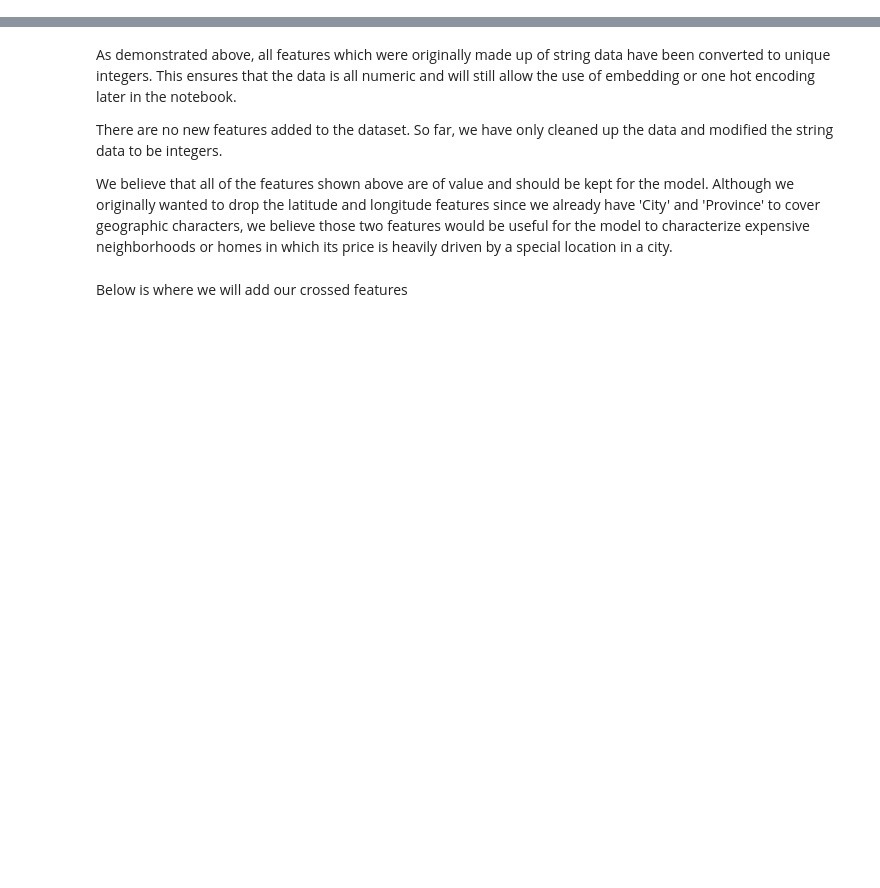
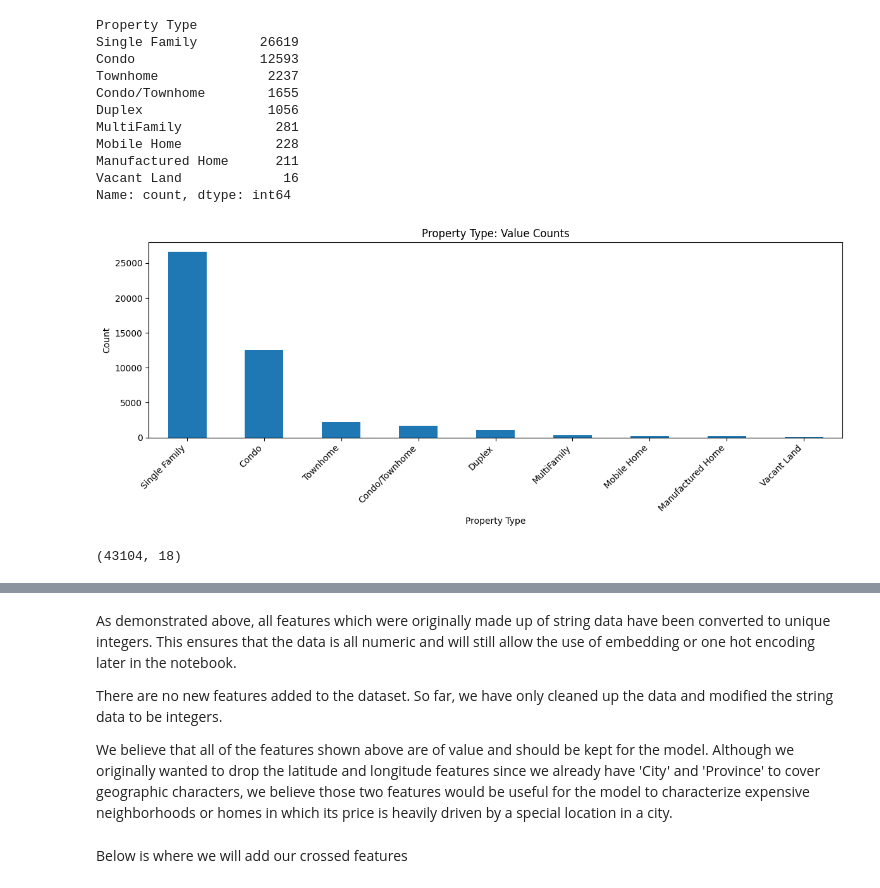
Before and after one commit to kdmatsson/CS-7324-Machine-Learning-in-Python, a Jupyter notebook: Lab_5_Folder/Lab_5.ipynb, the cells around one changed output, grey strips where cells are left out. Saved outputs shown, nothing was run; the diff lists cells and outputs as text; code cells hidden in the pictures; blank space fills up the shorter version.

```diff
--- a/Lab_5_Folder/Lab_5.ipynb
+++ b/Lab_5_Folder/Lab_5.ipynb
@@ -38,0 +84,6 @@ df
+# %%
+# Drop the columns which seem to have a lot of missing values and are not likely to be useful for modeling.
+drop_columns = ['Basement', 'Exterior', 'Heating', 'Flooring', 'Roof']
+df_no_nan = df_raw.drop(columns = drop_columns)
+df_no_nan.dropna(inplace = True)
+df_no_nan
@@ -38,0 +112,33 @@ df
+# %%
+import matplotlib.pyplot as plt
+
+property_type_counts = df_no_nan['Property Type'].value_counts(dropna=False).sort_values(ascending=False)
+print(property_type_counts)
+
+plt.figure(figsize=(12, 5))
+property_type_counts.plot(kind='bar')
+plt.title('Property Type: Value Counts')
+plt.xlabel('Property Type')
+plt.ylabel('Count')
+plt.xticks(rotation=45, ha='right')
+plt.tight_layout()
+plt.show()
+# %% [output]
+Property Type
+Single Family        26619
+Condo                12593
+Townhome              2237
+Condo/Townhome        1655
+Duplex                1056
+MultiFamily            281
+Mobile Home            228
+Manufactured Home      211
+Vacant Land             16
+Name: count, dtype: int64
+[figure, added]
+# %%
+# Remove anything that is not: ["Single Family", "Condo", "Townhome", "Condo/Townhome"]
+df_no_nan = df_no_nan[df_no_nan['Property Type'].isin(["Single Family", "Condo", "Townhome", "Condo/Townhome"])]
+print(df_no_nan.shape)
+# %% [output]
+(43104, 18)
```
Also changed, not shown: parts of 41 cells of this notebook.
